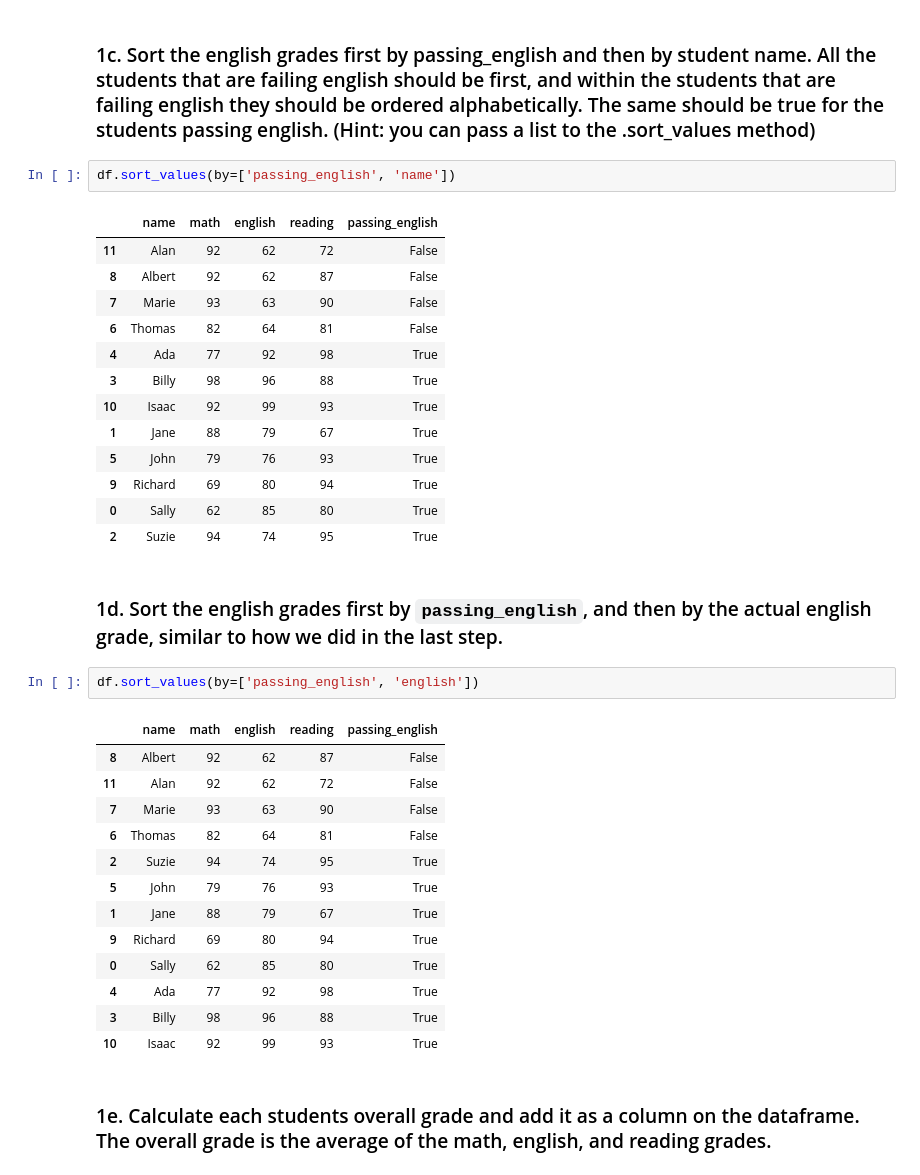
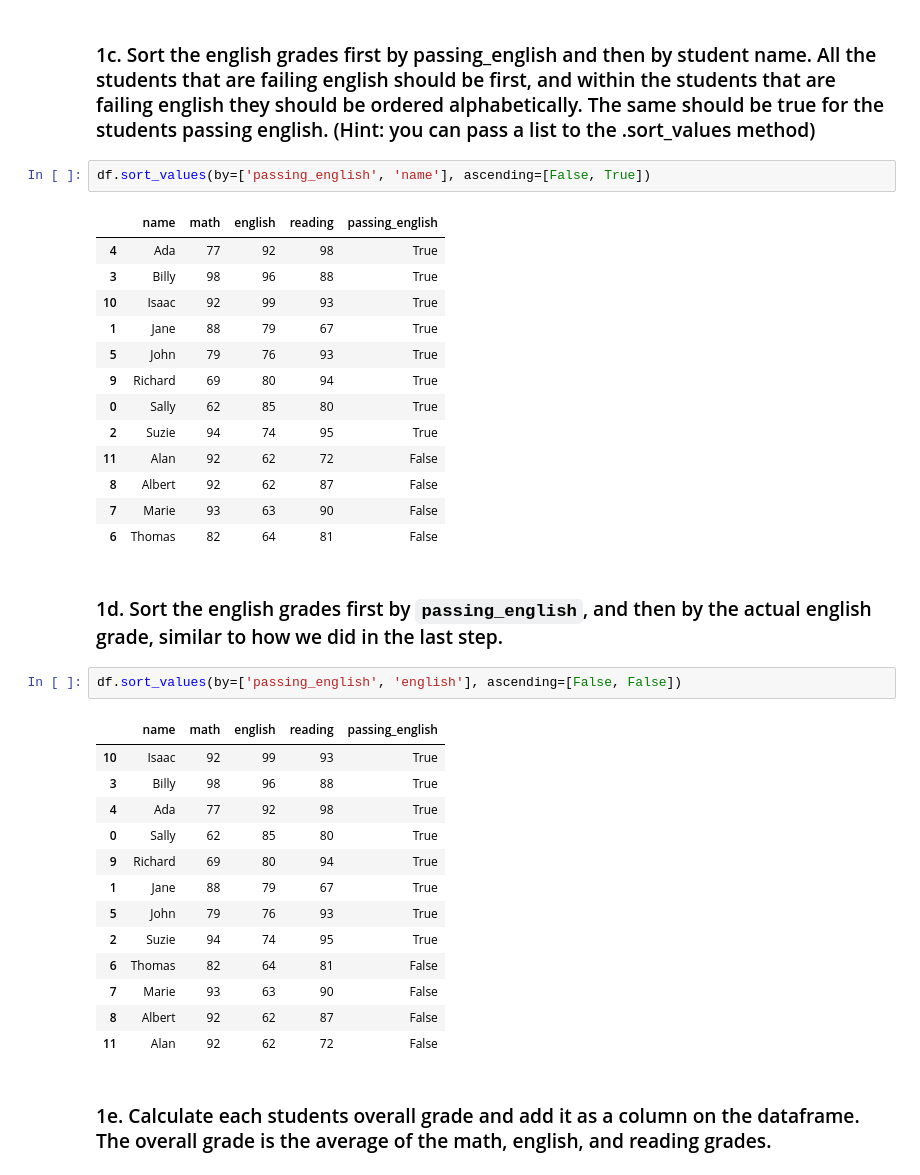
Before and after one commit to CharlesAtchison/numpy-pandas-visualization-exercises, a Jupyter notebook: dataframes.ipynb, the cells around one changed output. Drawn from its saved outputs; the diff is of its cells as text.

Commit message:
small corrections to a few of the exercises related to dataframes

````diff
--- a/dataframes.ipynb
+++ b/dataframes.ipynb
@@ -86,13 +84,9 @@ df.sort_values(by='passing_english')
 # %% [markdown]
 ### 1c. Sort the english grades first by passing_english and then by student name. All the students that are failing english should be first, and within the students that are failing english they should be ordered alphabetically. The same should be true for the students passing english. (Hint: you can pass a list to the .sort_values method)
 # %%
-df.sort_values(by=['passing_english', 'name'])
+df.sort_values(by=['passing_english', 'name'], ascending=[False, True])
 # %% [output]
 |  | name | math | english | reading | passing_english |
-| 11 | Alan | 92 | 62 | 72 | False |
-| 8 | Albert | 92 | 62 | 87 | False |
-| 7 | Marie | 93 | 63 | 90 | False |
-| 6 | Thomas | 82 | 64 | 81 | False |
 | 4 | Ada | 77 | 92 | 98 | True |
 | 3 | Billy | 98 | 96 | 88 | True |
 | 10 | Isaac | 92 | 99 | 93 | True |
@@ -101,24 +95,28 @@ df.sort_values(by=['passing_english', 'name'])
 | 9 | Richard | 69 | 80 | 94 | True |
 | 0 | Sally | 62 | 85 | 80 | True |
 | 2 | Suzie | 94 | 74 | 95 | True |
+| 11 | Alan | 92 | 62 | 72 | False |
+| 8 | Albert | 92 | 62 | 87 | False |
+| 7 | Marie | 93 | 63 | 90 | False |
+| 6 | Thomas | 82 | 64 | 81 | False |
 # %% [markdown]
 ### 1d. Sort the english grades first by ```passing_english```, and then by the actual english grade, similar to how we did in the last step.
 # %%
-df.sort_values(by=['passing_english', 'english'])
+df.sort_values(by=['passing_english', 'english'], ascending=[False, False])
 # %% [output]
 |  | name | math | english | reading | passing_english |
+| 10 | Isaac | 92 | 99 | 93 | True |
+| 3 | Billy | 98 | 96 | 88 | True |
+| 4 | Ada | 77 | 92 | 98 | True |
+| 0 | Sally | 62 | 85 | 80 | True |
+| 9 | Richard | 69 | 80 | 94 | True |
+| 1 | Jane | 88 | 79 | 67 | True |
+| 5 | John | 79 | 76 | 93 | True |
+| 2 | Suzie | 94 | 74 | 95 | True |
+| 6 | Thomas | 82 | 64 | 81 | False |
+| 7 | Marie | 93 | 63 | 90 | False |
 | 8 | Albert | 92 | 62 | 87 | False |
 | 11 | Alan | 92 | 62 | 72 | False |
-| 7 | Marie | 93 | 63 | 90 | False |
-| 6 | Thomas | 82 | 64 | 81 | False |
-| 2 | Suzie | 94 | 74 | 95 | True |
-| 5 | John | 79 | 76 | 93 | True |
-| 1 | Jane | 88 | 79 | 67 | True |
-| 9 | Richard | 69 | 80 | 94 | True |
-| 0 | Sally | 62 | 85 | 80 | True |
-| 4 | Ada | 77 | 92 | 98 | True |
-| 3 | Billy | 98 | 96 | 88 | True |
-| 10 | Isaac | 92 | 99 | 93 | True |
 # %% [markdown]
 ### 1e. Calculate each students overall grade and add it as a column on the dataframe. The overall grade is the average of the math, english, and reading grades.
 # %%
````
Also changed, not shown: parts of 1 cell of this notebook.
